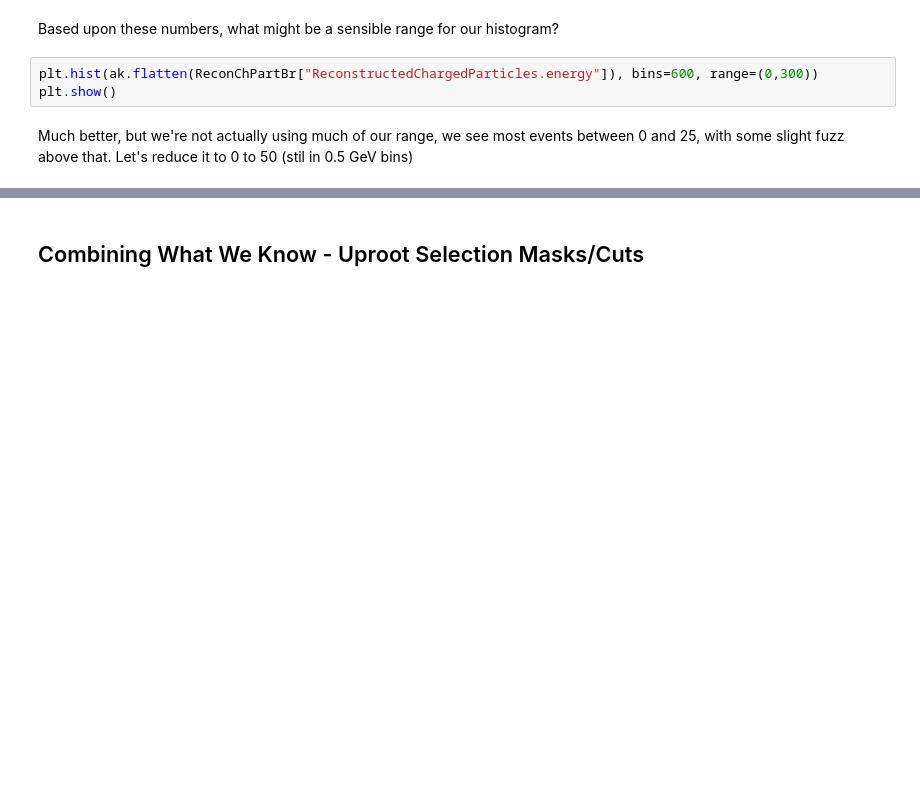
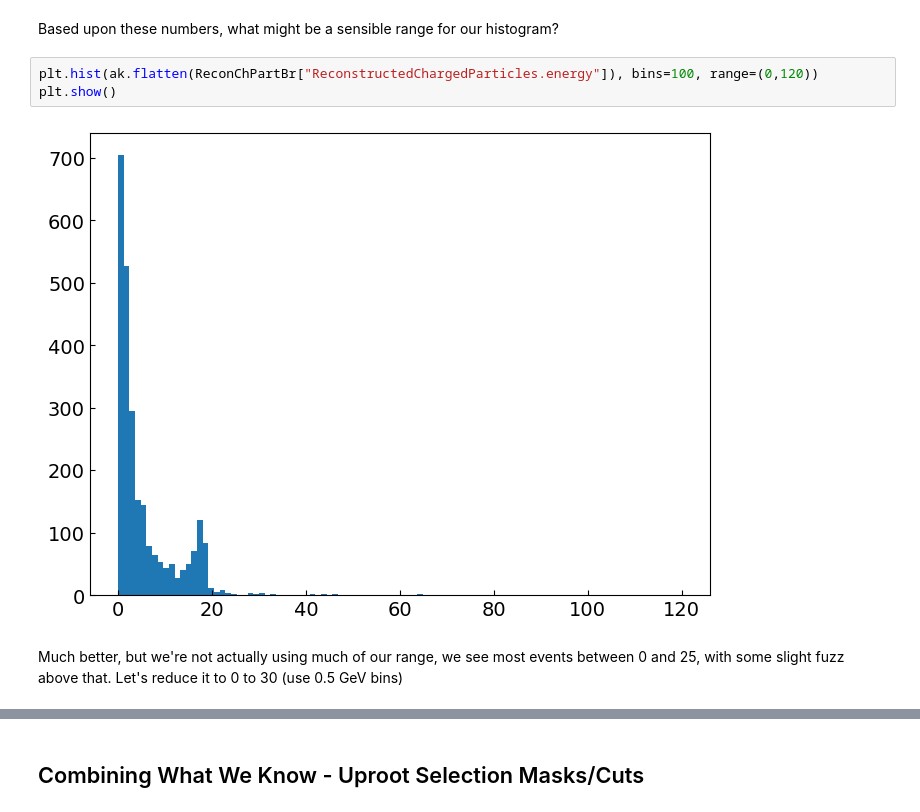
Before and after one commit to hszumila/cfns-ss, a Jupyter notebook: Working_With_Simulation_Output/Working_With_Simulation_Output.ipynb, the cells around one changed output, grey strips where cells are left out. Saved outputs shown, nothing was run; the diff lists cells and outputs as text; blank space fills up the shorter version.

Commit message:
updated ranges

```diff
--- a/Working_With_Simulation_Output/Working_With_Simulation_Output.ipynb
+++ b/Working_With_Simulation_Output/Working_With_Simulation_Output.ipynb
@@ -104,8 +119,10 @@ print("The standard deviation of values in our array is:",np.std(ReconChPartBr["
 # %% [markdown]
 Based upon these numbers, what might be a sensible range for our histogram?
 # %%
-plt.hist(ak.flatten(ReconChPartBr["ReconstructedChargedParticles.energy"]), bins=600, range=(0,300))
+plt.hist(ak.flatten(ReconChPartBr["ReconstructedChargedParticles.energy"]), bins=100, range=(0,120))
 plt.show()
+# %% [output]
+[figure, added]
 # %% [markdown]
-Much better, but we're not actually using much of our range, we see most events between 0 and 25, with some slight fuzz above that. Let's reduce it to 0 to 50 (stil in 0.5 GeV bins)
+Much better, but we're not actually using much of our range, we see most events between 0 and 25, with some slight fuzz above that. Let's reduce it to 0 to 30 (use 0.5 GeV bins)
 # %%
```
Also changed, not shown: parts of 14 cells of this notebook.
